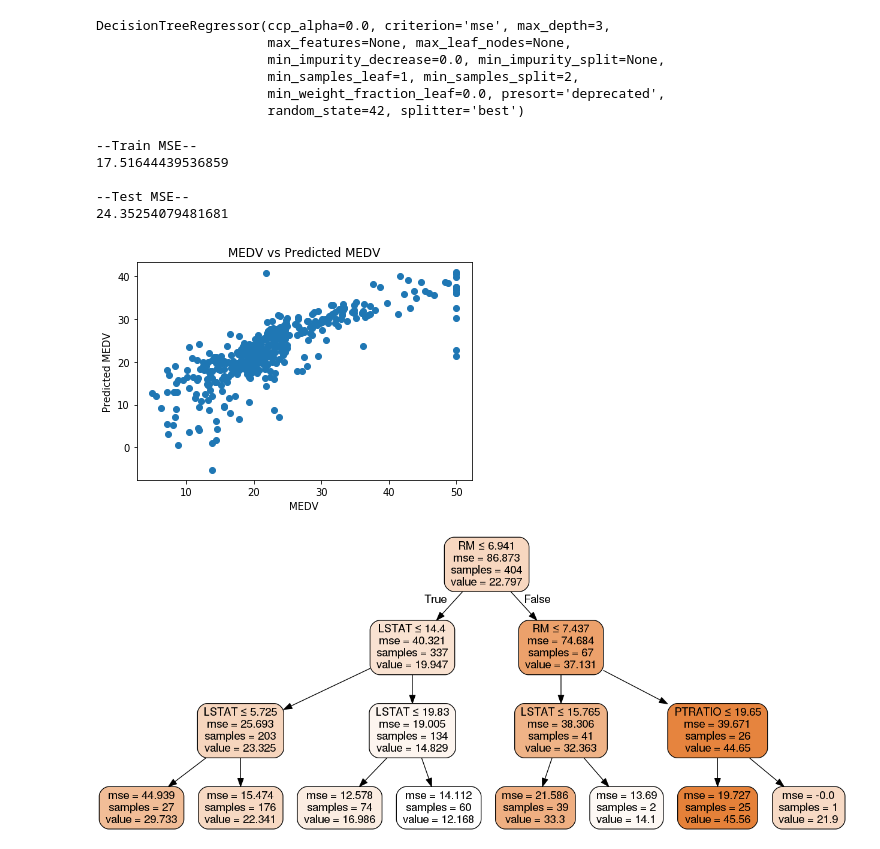
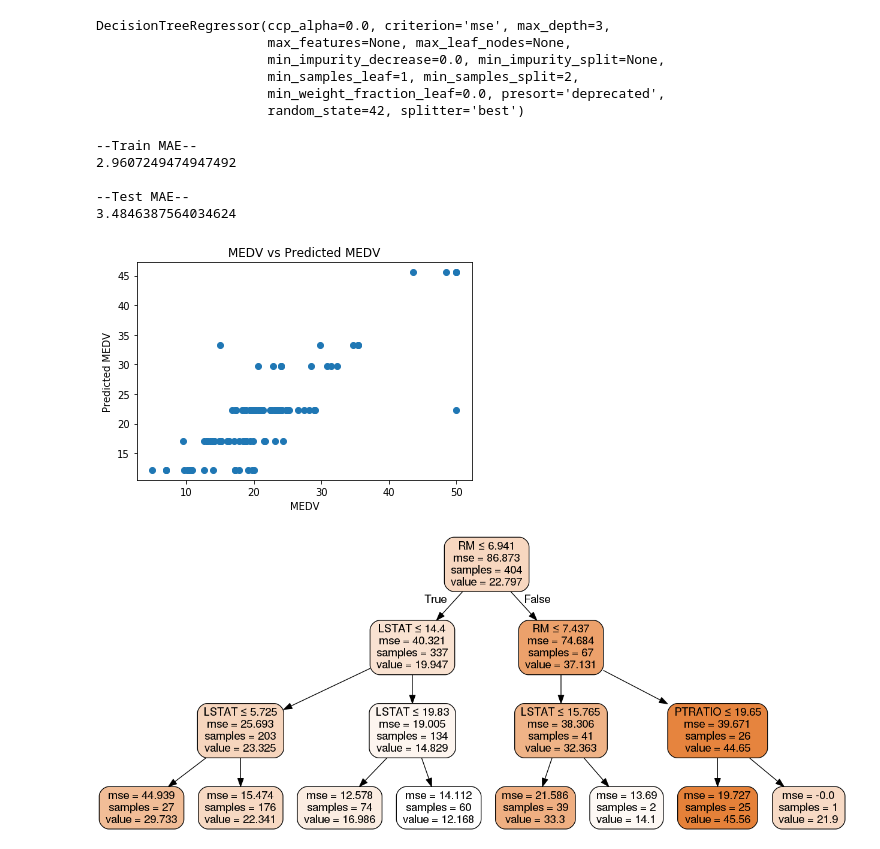
Before and after one commit to datamllab/automl-in-action-notebooks, a Jupyter notebook: 2.1-House-Price-Prediction.ipynb, the cells around one changed output. Saved outputs shown, nothing was run; the diff lists cells and outputs as text; code cells hidden in the pictures.

```diff
--- a/2.1-House-Price-Prediction.ipynb
+++ b/2.1-House-Price-Prediction.ipynb
@@ -237,26 +222,25 @@ DecisionTreeRegressor(ccp_alpha=0.0, criterion='mse', max_depth=3,
 y_pred_train = tree_regressor.predict(X_train)
 y_pred_test = tree_regressor.predict(X_test)
 
-from sklearn.metrics import mean_squared_error
-print('\n--Train MSE--\n{}'.format(mean_squared_error(y_train, y_pred_train)))
+print('\n--Train MAE--\n{}'.format(mean_absolute_error(y_train, y_pred_train)))
 
-print('\n--Test MSE--\n{}\n'.format(mean_squared_error(y_test, y_pred_test)))
+print('\n--Test MAE--\n{}\n'.format(mean_absolute_error(y_test, y_pred_test)))
 # %% [output]
---Train MSE--
-17.51644439536859
+--Train MAE--
+2.9607249474947492
 
---Test MSE--
-24.35254079481681
+--Test MAE--
+3.4846387564034624
 # %%
 # Plot outputs
 # Visualizing the differences between actual prices and predicted values
-plt.scatter(y_train, y_pred)
+plt.scatter(y_test, y_pred_test)
 plt.xlabel("MEDV")
 plt.ylabel("Predicted MEDV")
 plt.title("MEDV vs Predicted MEDV")
 plt.show()
 # %% [output]
-[figure, old version]
+[figure, new version]
 # %%
 # Visualizing the decision tree
 from sklearn.externals.six import StringIO
```
Also changed, not shown: parts of 11 cells of this notebook.
